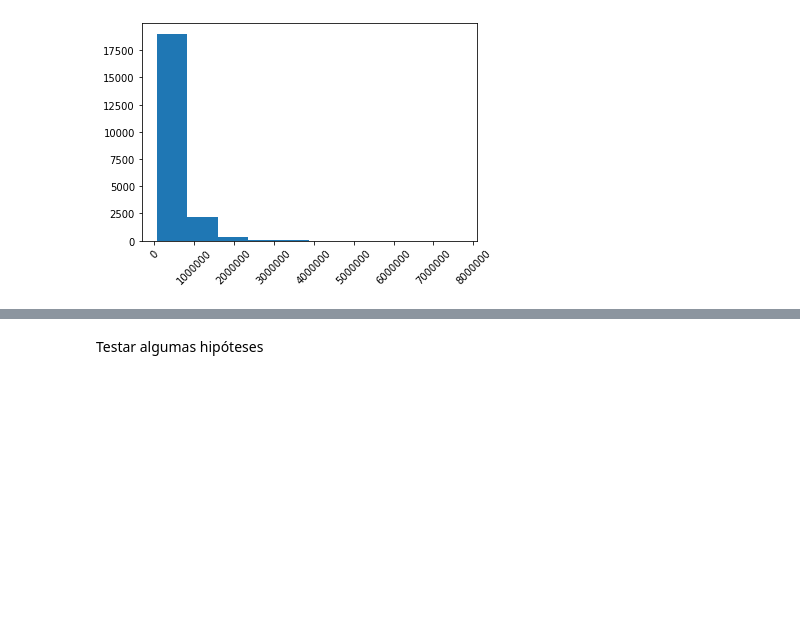
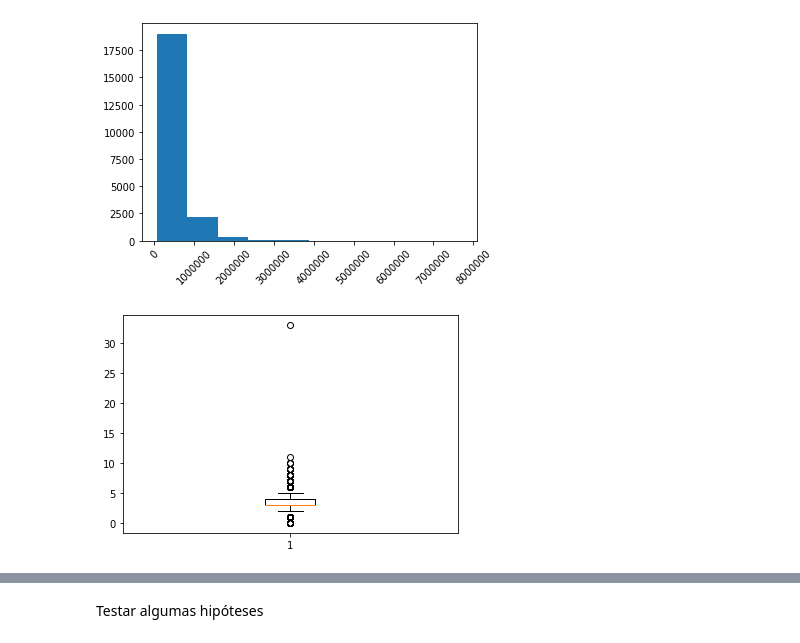
Before and after one commit to ferrarirenan/ProjectCiclyc, a Jupyter notebook: Project_Cyclic_Which_house_buy.ipynb, the cells around one changed output, grey strips where cells are left out. Saved outputs shown, nothing was run; the diff lists cells and outputs as text; code cells hidden in the pictures; blank space fills up the shorter version.

```diff
--- a/Project_Cyclic_Which_house_buy.ipynb
+++ b/Project_Cyclic_Which_house_buy.ipynb
@@ -56,4 +61,4 @@ sqft_living15    0
 sqft_lot15       0
 dtype: int64
 # %%
-df_houses.drop(['sqft_living15', 'sqft_lot15'], axis=1)
+df_houses.drop(['sqft_living15', 'sqft_lot15', 'id', 'date'], axis=1, inplace=True)
@@ -85,3 +82,7 @@ plt.xticks(rotation=45)
 plt.show()
 # %% [output]
 [figure]
+# %%
+plt.boxplot(np.array(df_houses['bedrooms']));
+# %% [output]
+[figure, added]
```
Also changed, not shown: parts of 14 cells of this notebook.
